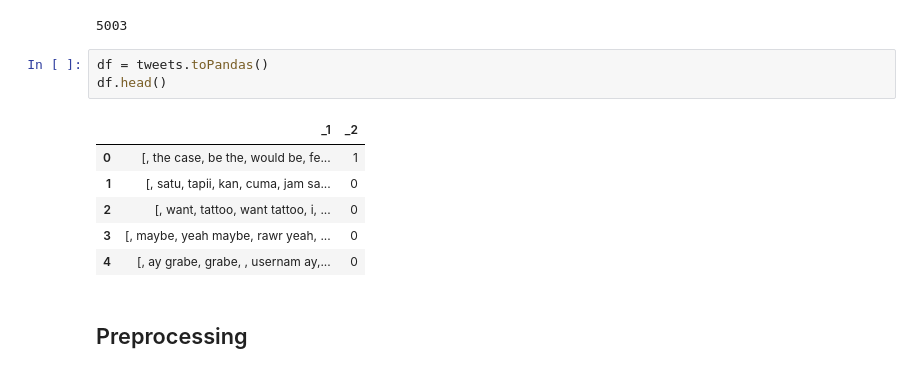
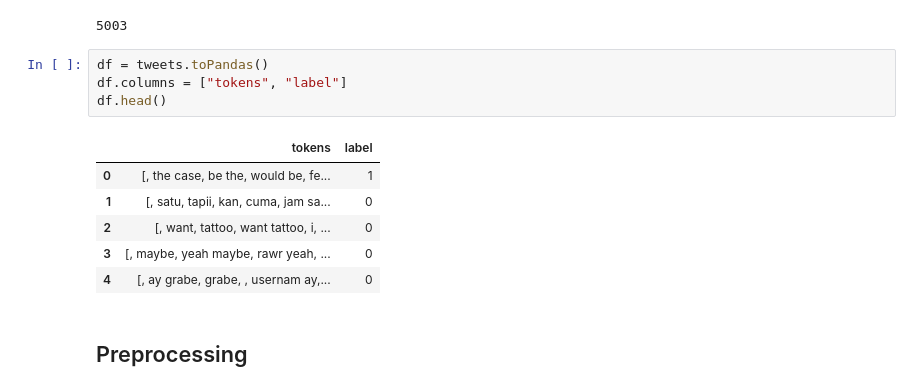
Before and after one commit to openforce/spark-mllib-scala-play, a Jupyter notebook: data/evaluation.ipynb, the cells around one changed output. Cells and saved outputs as stored; diff of their text form.

```diff
--- a/data/evaluation.ipynb
+++ b/data/evaluation.ipynb
@@ -17,9 +17,10 @@ tweets.count()
 5003
 # %%
 df = tweets.toPandas()
+df.columns = ["tokens", "label"]
 df.head()
 # %% [output]
-|  | _1 | _2 |
+|  | tokens | label |
 | 0 | [, the case, be the, would be, fe... | 1 |
 | 1 | [, satu, tapii, kan, cuma, jam sa... | 0 |
 | 2 | [, want, tattoo, want tattoo, i, ... | 0 |
```
Also changed, not shown: parts of 35 cells of this notebook, 1 other file.
